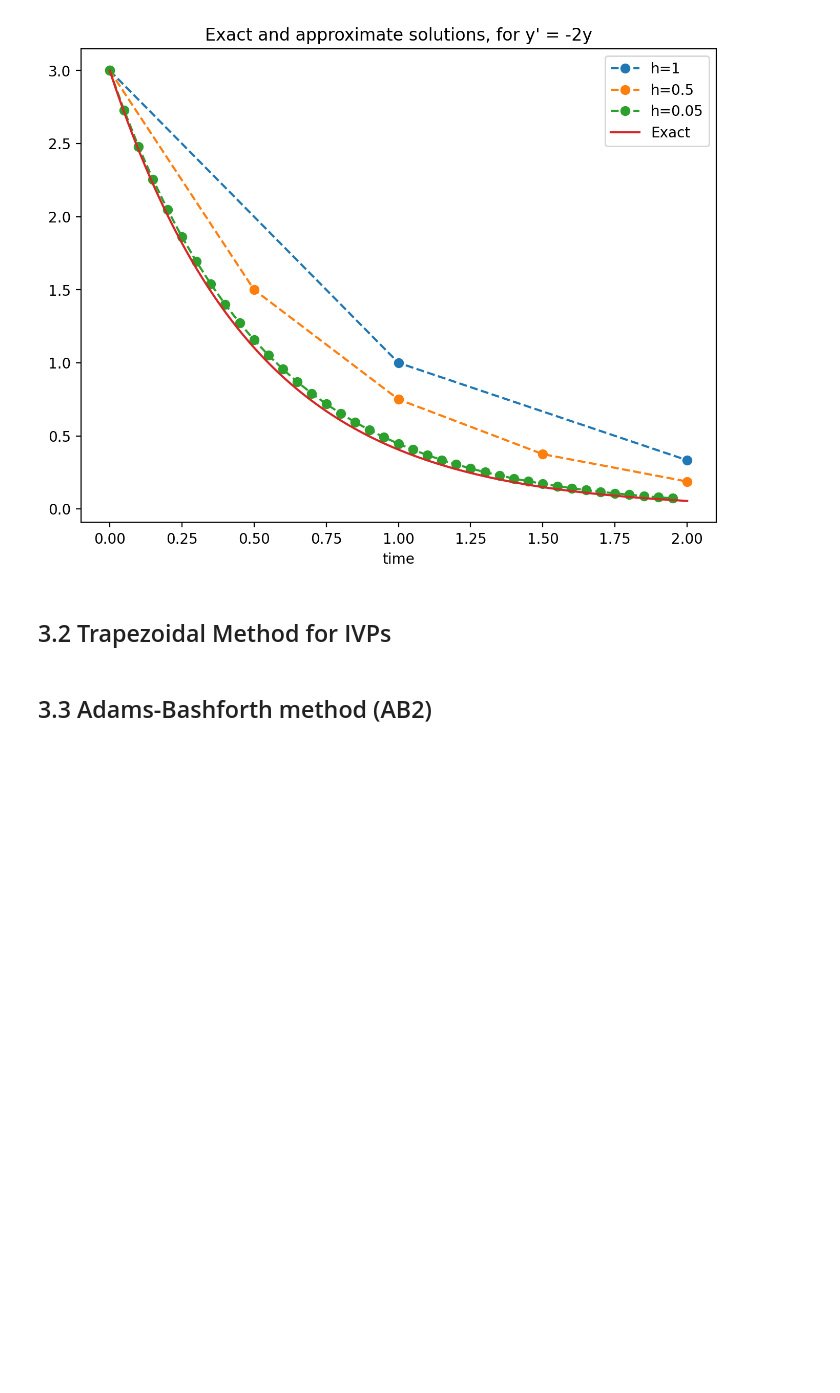
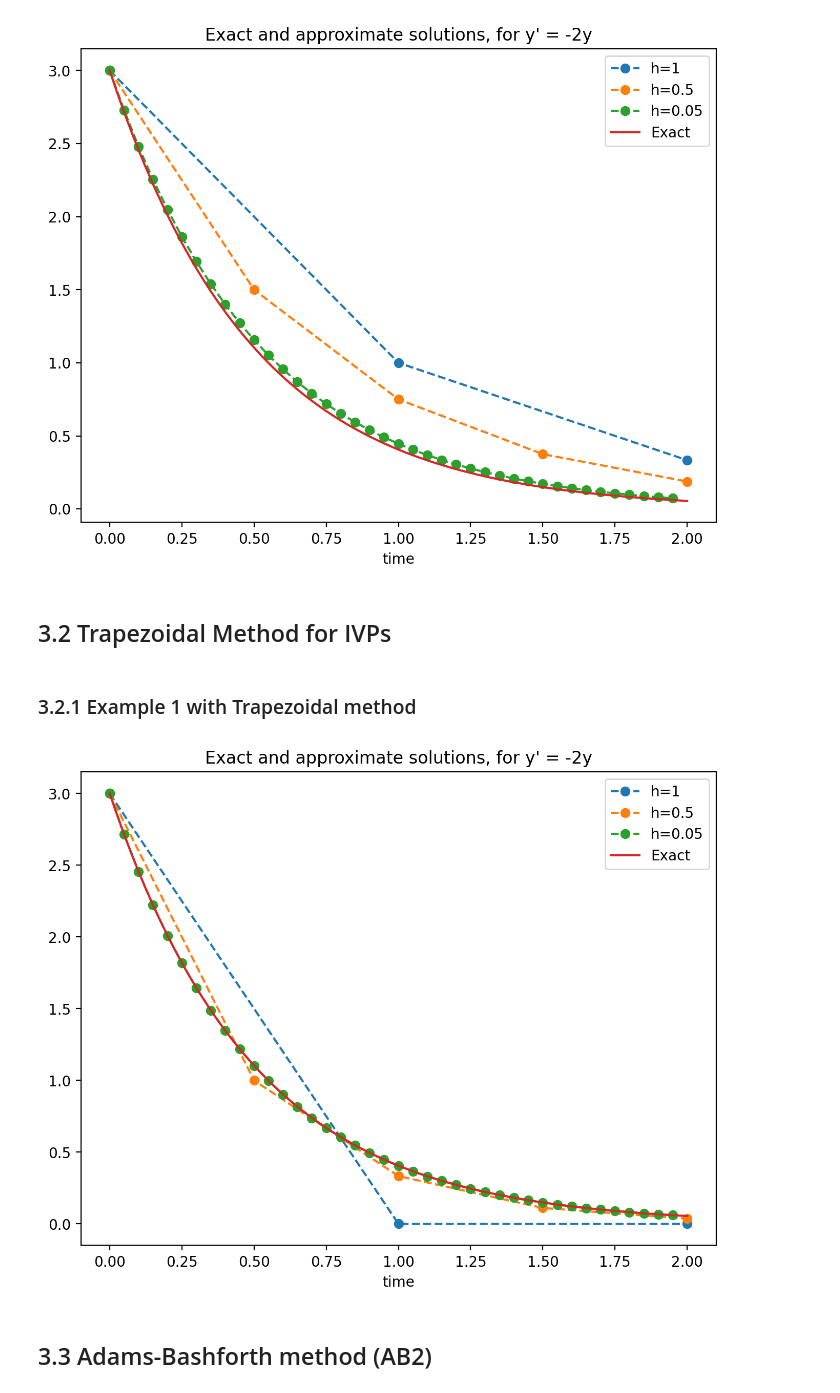
Before and after one commit to MattiaBarbiere/Numerical-methods-for-computing-integrals-and-solving-ODEs, a Jupyter notebook: Examples.ipynb, the cells around one changed output. Cells and saved outputs as stored; diff of their text form; code cells hidden in the pictures; blank space fills up the shorter version.

Commit message:
Finished all the methods applied to example 1

```diff
--- a/Examples.ipynb
+++ b/Examples.ipynb
@@ -664,6 +658,22 @@ def trap_ivp(f, h: float, t_0: float, t_max: float, y_0: float):
     #List where we are going to store all the values we calculated
     y_sol = np.zeros(len(time_steps))
     y_sol[0] = y_0
+
+    for t in range(1, numb_steps):
+        y = sp.Symbol('y')
+        #Changed the variables around so that the equation equals 0
+        eq = y - y_sol[t-1] - 0.5 * h * (f(time_steps[t],y) + f(time_steps[t-1], y_sol[t-1]))
+        root = sp.solve(eq, y)
+        y_sol[t] = root[0]
+
+    return time_steps, y_sol
+# %% [markdown]
+### 3.2.1 Example 1 with Trapezoidal method
+# %%
+lmda = -2
+example_1(trap_ivp, lmda, "Trap example")
+# %% [output]
+[figure, added]
 # %% [markdown]
 ## 3.3 Adams-Bashforth method (AB2)
 # %%
```
Also changed, not shown: parts of 4 cells of this notebook, 1 other file.
